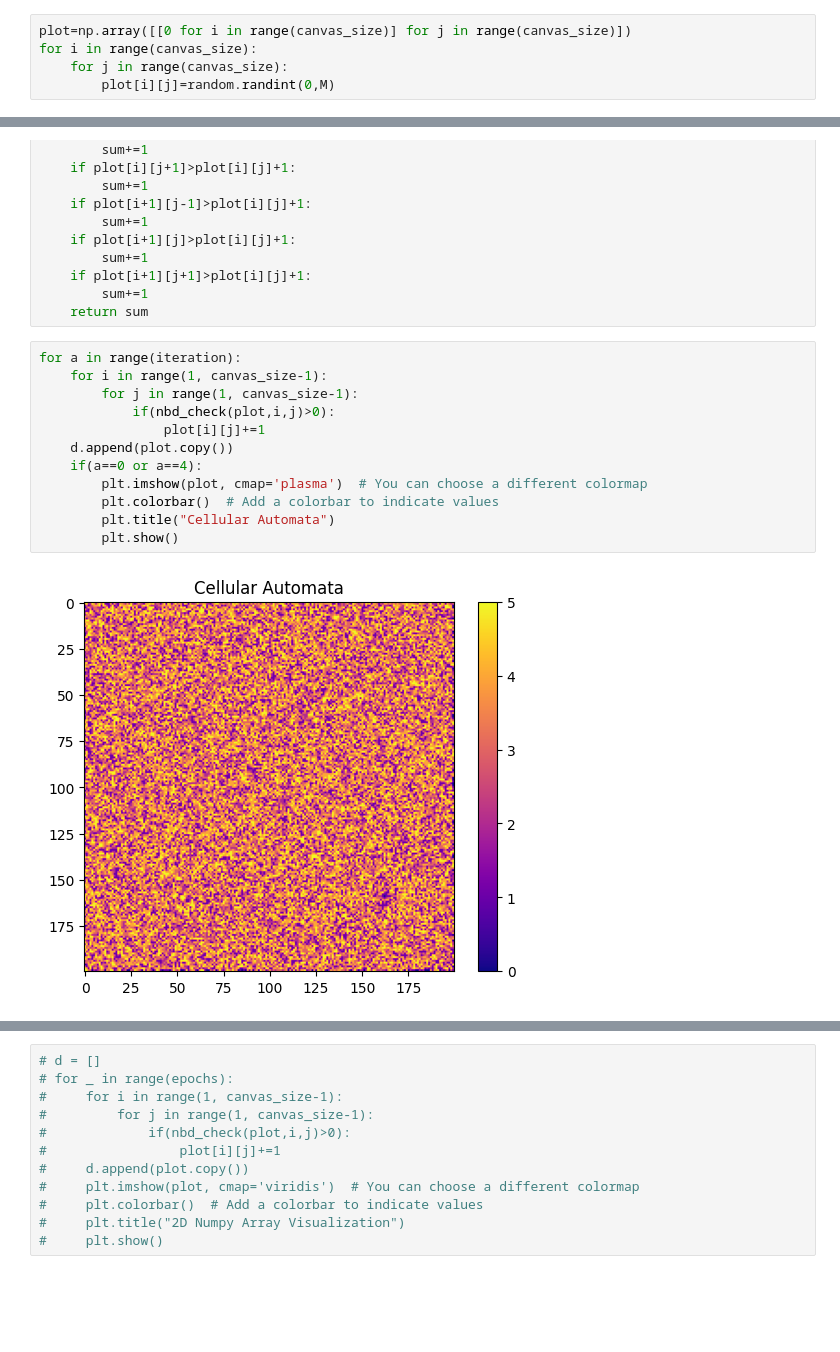
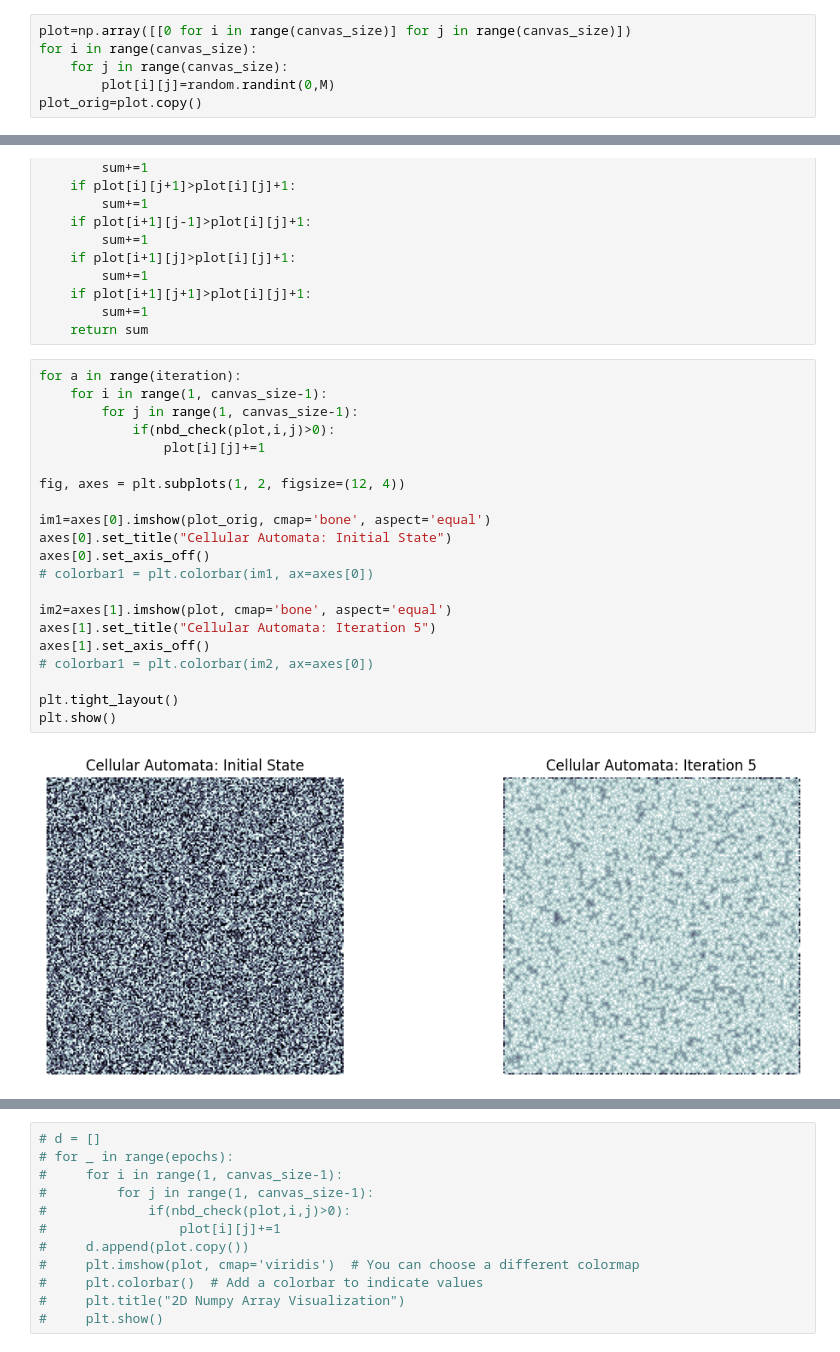
Before and after one commit to ut21/cellular-automata-generative-art, a Jupyter notebook: automata.ipynb, the cells around one changed output, grey strips where cells are left out. Cells and saved outputs as stored; diff of their text form; blank space fills up the shorter version.

Commit message:
initial commit

```diff
--- a/automata.ipynb
+++ b/automata.ipynb
@@ -13,6 +13,7 @@ plot=np.array([[0 for i in range(canvas_size)] for j in range(canvas_size)])
 for i in range(canvas_size):
     for j in range(canvas_size):
         plot[i][j]=random.randint(0,M)
+plot_orig=plot.copy()
 # %%
 def nbd_check(plot,i,j):
     sum=0
@@ -36,14 +37,23 @@ def nbd_check(plot,i,j):
 # %%
 for a in range(iteration):
     for i in range(1, canvas_size-1):
         for j in range(1, canvas_size-1):
             if(nbd_check(plot,i,j)>0):
                 plot[i][j]+=1
-    d.append(plot.copy())
-    if(a==0 or a==4):
-        plt.imshow(plot, cmap='plasma')  # You can choose a different colormap
-        plt.colorbar()  # Add a colorbar to indicate values
-        plt.title("Cellular Automata")
-        plt.show()
+
+fig, axes = plt.subplots(1, 2, figsize=(12, 4))
+
+im1=axes[0].imshow(plot_orig, cmap='bone', aspect='equal')
+axes[0].set_title("Cellular Automata: Initial State")
+axes[0].set_axis_off()
+# colorbar1 = plt.colorbar(im1, ax=axes[0])
+
+im2=axes[1].imshow(plot, cmap='bone', aspect='equal')
+axes[1].set_title("Cellular Automata: Iteration 5")
+axes[1].set_axis_off()
+# colorbar1 = plt.colorbar(im2, ax=axes[0])
+
+plt.tight_layout()
+plt.show()
 # %% [output]
-[figure, old version]
+[figure, new version]
```
Also changed, not shown: parts of 1 cell of this notebook, 1 other file.
